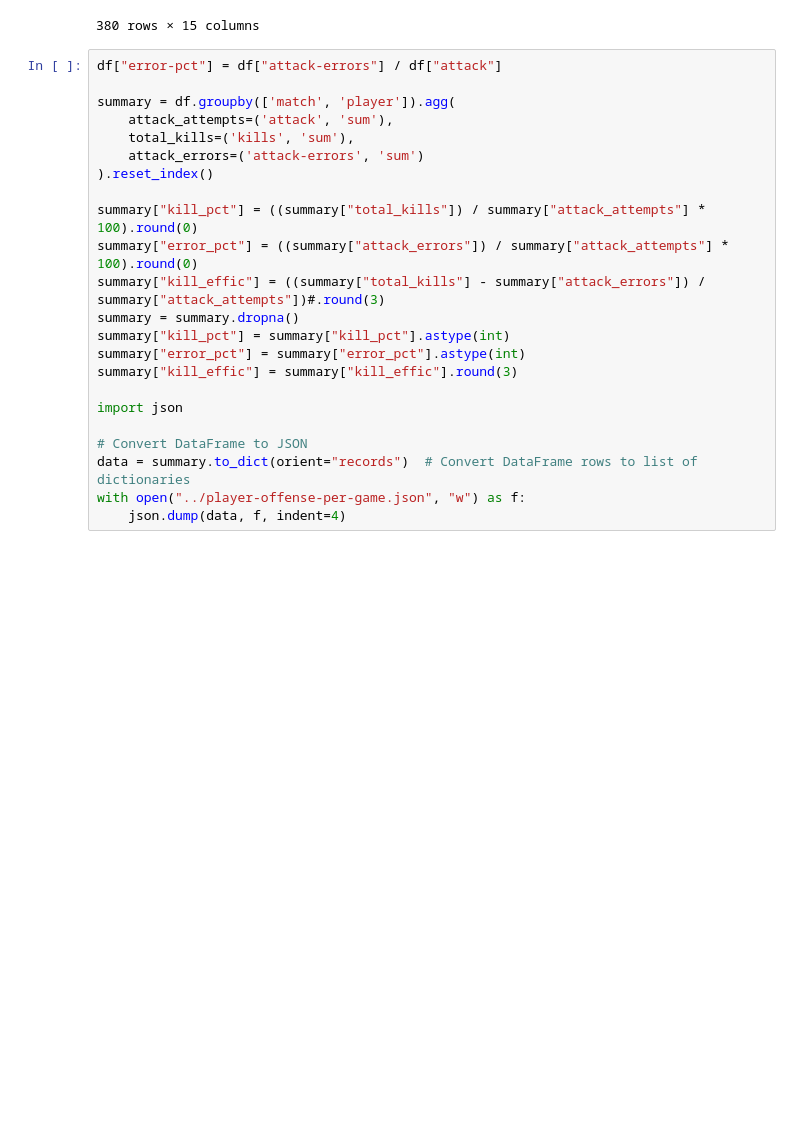
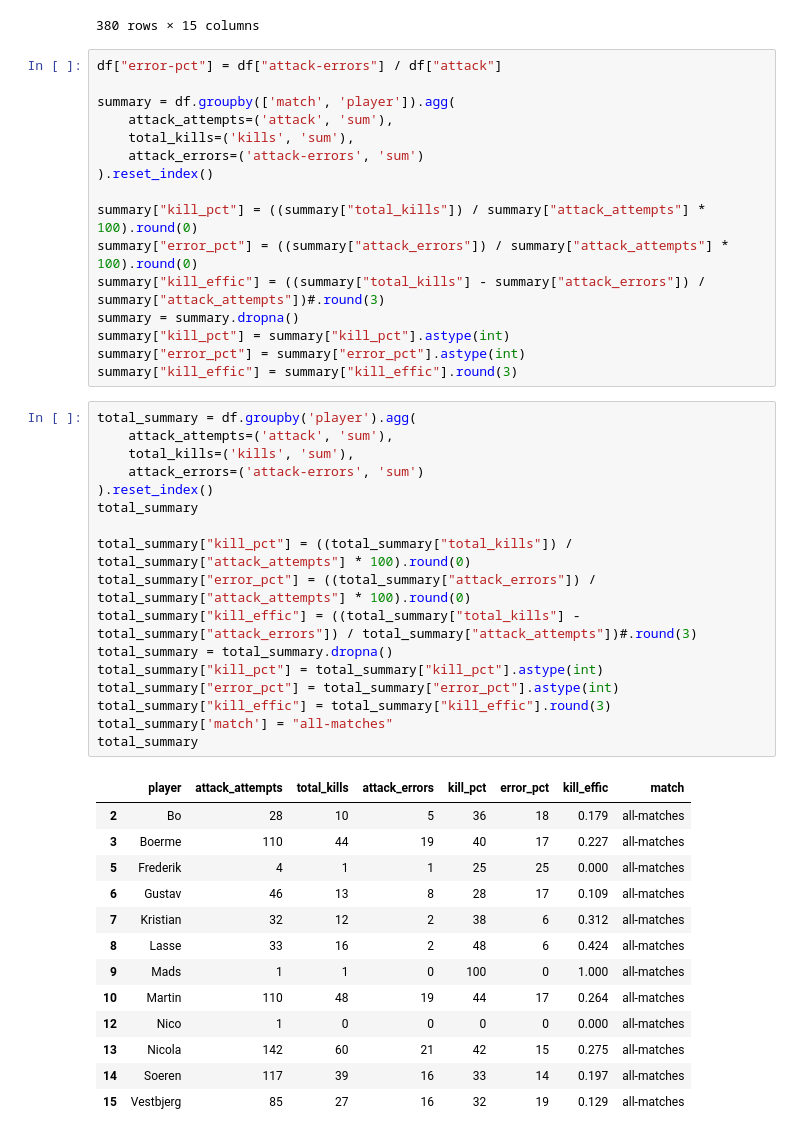
Before and after one commit to alexpcapp/frederiksberg-elite-stats, a Jupyter notebook: data/python/convert-data-per-game.ipynb, the cells around one changed output. Saved outputs shown, nothing was run; the diff lists cells and outputs as text; blank space fills up the shorter version.

```diff
--- a/data/python/convert-data-per-game.ipynb
+++ b/data/python/convert-data-per-game.ipynb
@@ -52,10 +52,34 @@ summary = summary.dropna()
 summary["kill_pct"] = summary["kill_pct"].astype(int)
 summary["error_pct"] = summary["error_pct"].astype(int)
 summary["kill_effic"] = summary["kill_effic"].round(3)
-
-import json
-
-# Convert DataFrame to JSON
-data = summary.to_dict(orient="records")  # Convert DataFrame rows to list of dictionaries
-with open("../player-offense-per-game.json", "w") as f:
-    json.dump(data, f, indent=4)
+# %%
+total_summary = df.groupby('player').agg(
+    attack_attempts=('attack', 'sum'),
+    total_kills=('kills', 'sum'),
+    attack_errors=('attack-errors', 'sum')
+).reset_index()
+total_summary
+
+total_summary["kill_pct"] = ((total_summary["total_kills"]) / total_summary["attack_attempts"] * 100).round(0)
+total_summary["error_pct"] = ((total_summary["attack_errors"]) / total_summary["attack_attempts"] * 100).round(0)
+total_summary["kill_effic"] = ((total_summary["total_kills"] - total_summary["attack_errors"]) / total_summary["attack_attempts"])#.round(3)
+total_summary = total_summary.dropna()
+total_summary["kill_pct"] = total_summary["kill_pct"].astype(int)
+total_summary["error_pct"] = total_summary["error_pct"].astype(int)
+total_summary["kill_effic"] = total_summary["kill_effic"].round(3)
+total_summary['match'] = "all-matches"
+total_summary
+# %% [output]
+|  | player | attack_attempts | total_kills | attack_errors | kill_pct | error_pct | kill_effic | match |
+| 2 | Bo | 28 | 10 | 5 | 36 | 18 | 0.179 | all-matches |
+| 3 | Boerme | 110 | 44 | 19 | 40 | 17 | 0.227 | all-matches |
+| 5 | Frederik | 4 | 1 | 1 | 25 | 25 | 0.000 | all-matches |
+| 6 | Gustav | 46 | 13 | 8 | 28 | 17 | 0.109 | all-matches |
+| 7 | Kristian | 32 | 12 | 2 | 38 | 6 | 0.312 | all-matches |
+| 8 | Lasse | 33 | 16 | 2 | 48 | 6 | 0.424 | all-matches |
+| 9 | Mads | 1 | 1 | 0 | 100 | 0 | 1.000 | all-matches |
+| 10 | Martin | 110 | 48 | 19 | 44 | 17 | 0.264 | all-matches |
+| 12 | Nico | 1 | 0 | 0 | 0 | 0 | 0.000 | all-matches |
+| 13 | Nicola | 142 | 60 | 21 | 42 | 15 | 0.275 | all-matches |
+| 14 | Soeren | 117 | 39 | 16 | 33 | 14 | 0.197 | all-matches |
+| 15 | Vestbjerg | 85 | 27 | 16 | 32 | 19 | 0.129 | all-matches |
```
Also changed, not shown: parts of 8 cells of this notebook, 6 other files.
